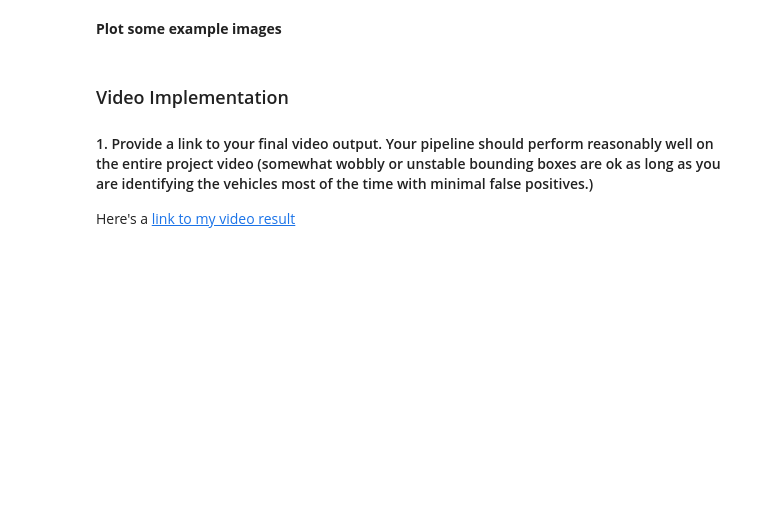
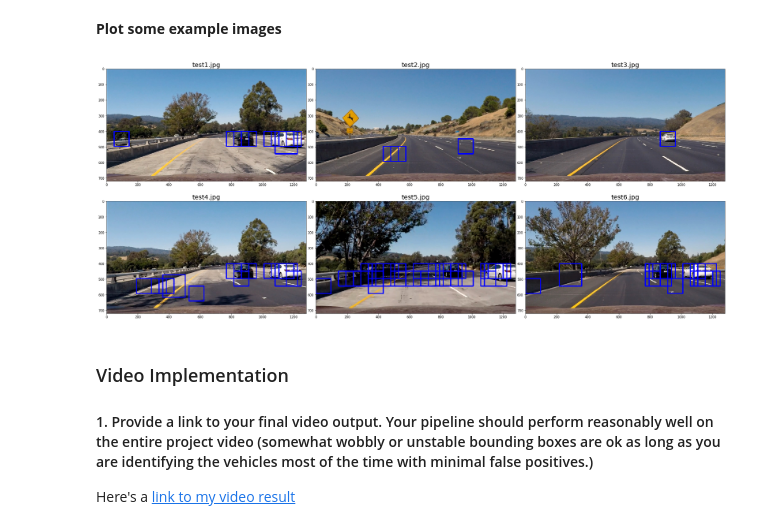
Before and after one commit to guoquheweilai/CarND-Term1-P5-Vehicle-Detection-and-Tracking, a Jupyter notebook: Vehicle_Detection.ipynb, the cells around one changed output. Saved outputs shown, nothing was run; the diff lists cells and outputs as text; code cells hidden in the pictures; blank space fills up the shorter version.

```diff
--- a/Vehicle_Detection.ipynb
+++ b/Vehicle_Detection.ipynb
@@ -64,8 +64,8 @@ random.shuffle(vehicles_all)
 random.shuffle(non_vehicles_all)
 
 # Take the first 100 images for testing
-vehicles_test = vehicles_all[:1000]
-non_vehicles_test = non_vehicles_all[:1000]
+vehicles_test = vehicles_all[:8000]
+non_vehicles_test = non_vehicles_all[:8000]
 
 # Store some characteristics of the dataset
 data_info_test = data_look(vehicles_test, non_vehicles_test)
@@ -769,0 +753,8 @@ Ultimately I searched on two scales using YCrCb 3-channel HOG features plus spat
+# %%
+# Images are in JPEG format
+test_images = glob.glob('./test_images/*.jpg')
+
+# Creat a list to store the file paths
+test_images_all = []
+for image in test_images:
+    test_images_all.append(image)
@@ -769,0 +788,16 @@ Ultimately I searched on two scales using YCrCb 3-channel HOG features plus spat
+# %%
+# Load dictionary
+dict_pickle = pickle.load(open('dict_vehicle_detection.p', 'rb'))
+
+# Read data
+svc = dict_pickle["svc"]
+X_scaler = dict_pickle["X_scaler"]
+orient = dict_pickle["orient"]
+pix_per_cell = dict_pickle["pix_per_cell"]
+cell_per_block = dict_pickle["cell_per_block"]
+spatial_size = dict_pickle["spatial_size"]
+hist_bins = dict_pickle["hist_bins"]
+hist_range = dict_pickle["hist_range"]
+ystart = dict_pickle["ystart"]
+ystop = dict_pickle["ystop"]
+scale = dict_pickle["scale"]
@@ -770,5 +873,21 @@ Ultimately I searched on two scales using YCrCb 3-channel HOG features plus spat
 # %% [markdown]
 __Plot some example images__
+# %%
+# Plot the examples
+f, axs = plt.subplots(2, 3, figsize=(36, 24))
+axs = axs.ravel()
+
+for idx in range(len(list_out_img)):
+    # Plot image
+    axs[idx].imshow(list_out_img[idx])
+    # Set title name
+    title_name = test_images_all[idx].split('\\')[-1]
+    axs[idx].set_title(title_name, fontsize = 20)
+
+f.tight_layout()
+plt.subplots_adjust(left=0.1, right=0.85, top=0.85, bottom=0.3)
+# %% [output]
+[figure, added]
 # %% [markdown]
 ### Video Implementation
 
```
Also changed, not shown: parts of 33 cells of this notebook, 3 other files.
